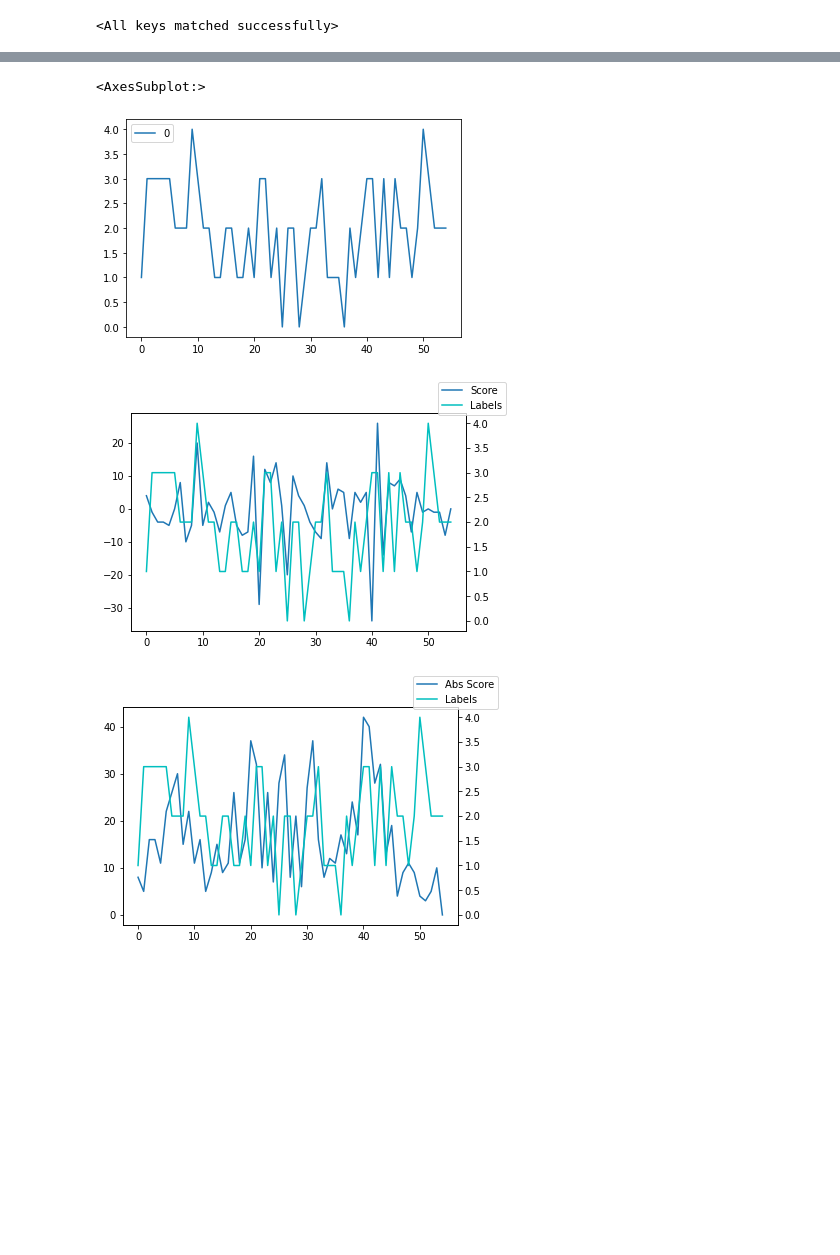
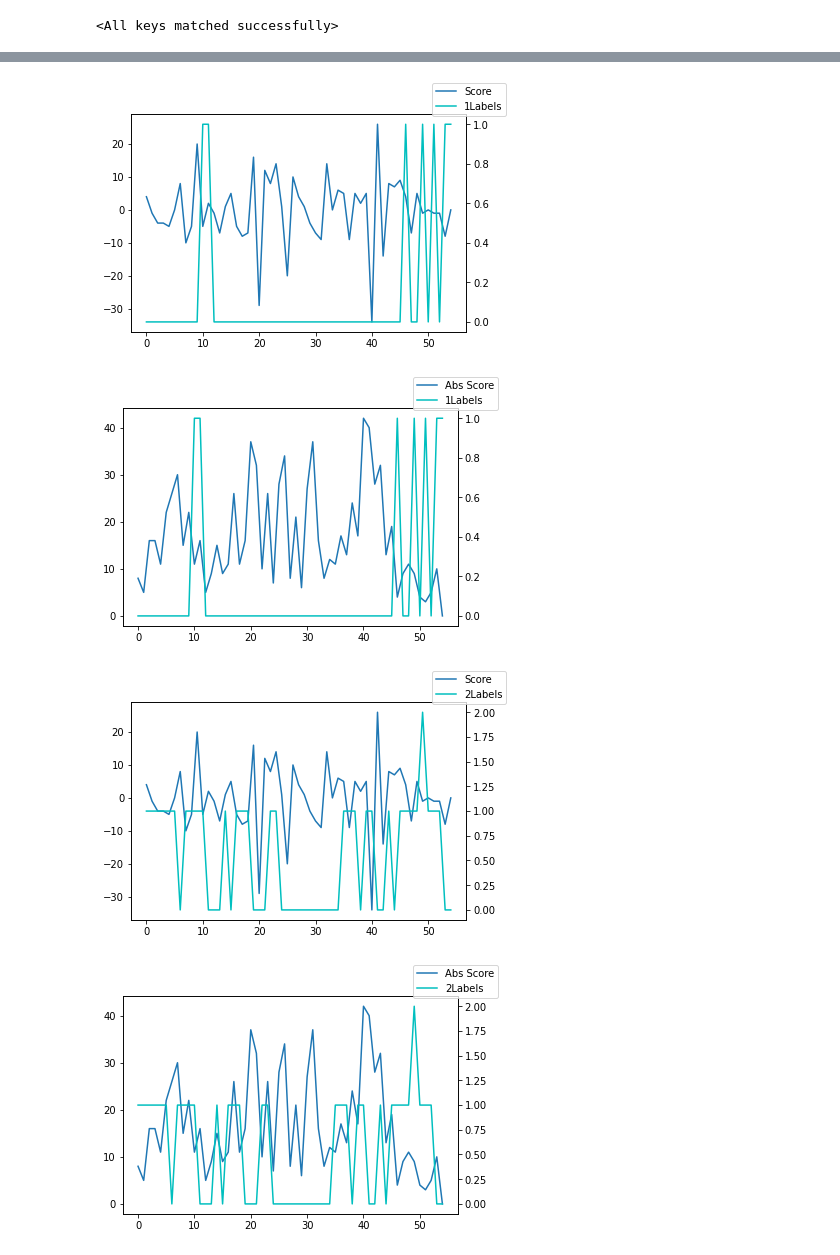
Before and after one commit to aLehav/MLVideoDescriptionResearch, a Jupyter notebook: BEATs.ipynb, the cells around one changed output, grey strips where cells are left out. Cells and saved outputs as stored; diff of their text form; code cells hidden in the pictures; blank space fills up the shorter version.

```diff
--- a/BEATs.ipynb
+++ b/BEATs.ipynb
@@ -167,30 +58,0 @@ score_changes.plot()
-# %%
-a = lambda ind: pd.Series(df.iloc[ind])
-b = lambda ind: len(a(ind)) - sum([(item in a(ind+1).unique()) for item in a(ind)])
-def label_changes(df):
-  return pd.DataFrame([b(i) for i in range(df.shape[0]-1)])
-lab_changes = label_changes(df)
-# %%
-lab_changes.plot()
-# %% [output]
-<AxesSubplot:>
-[figure, removed]
-# %%
-changes = pd.concat([abs_score_changes, score_changes, lab_changes], axis=1)
-changes.columns = ['Abs Score','Score','Labels']
-# %%
-import matplotlib.pyplot as plt
-
-ax = changes.plot(y="Score", legend=False)
-ax2 = ax.twinx()
-changes.plot(y="Labels", ax=ax2, legend=False, color="c")
-ax.figure.legend()
-plt.show()
-ax = changes.plot(y="Abs Score", legend=False)
-ax2 = ax.twinx()
-changes.plot(y="Labels", ax=ax2, legend=False, color="c")
-ax.figure.legend()
-plt.show()
-# %% [output]
-[figure, removed]
-[figure, removed]
@@ -196,0 +135,13 @@ plt.show()
+# %%
+a = Video(vid_name='91IHQYk1IQM')
+a.get_k_labels(5)
+a.get_scores()
+# %%
+for i in range(1, a.k+1):
+  plot_2_cols(a.changes, 'Score', str(i)+'Labels', kind='line')
+  plot_2_cols(a.changes, 'Abs Score', str(i)+'Labels')
+# %% [output]
+[figure, added]
+[figure, added]
+[figure, added]
+[figure, added]
```
Also changed, not shown: parts of 16 cells of this notebook.
